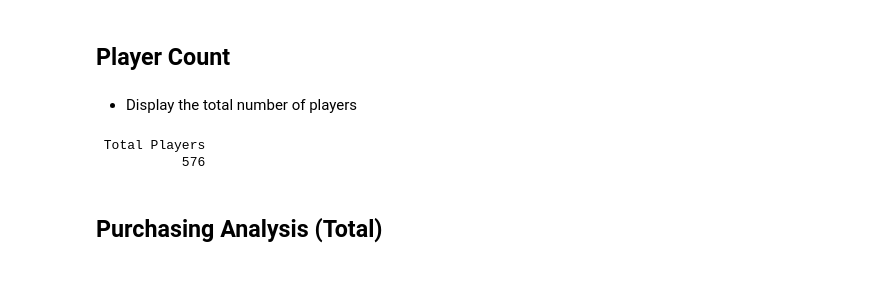
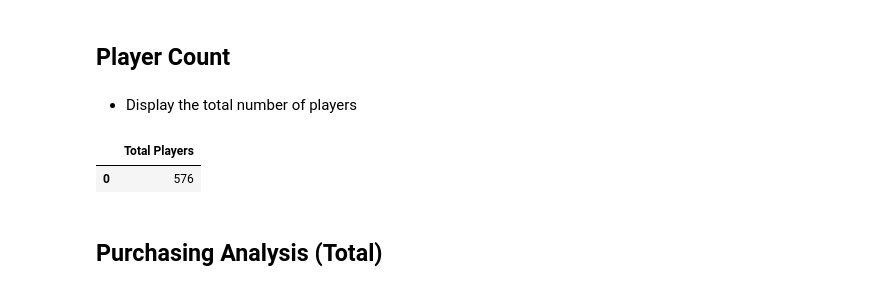
Before and after one commit to daysthroughcode/pandas-challenge, a Jupyter notebook: HeroesOfPymoli/HeroesOfPymoli.ipynb, the cells around one changed output. Saved outputs shown, nothing was run; the diff lists cells and outputs as text; code cells hidden in the pictures.

```diff
--- a/HeroesOfPymoli/HeroesOfPymoli.ipynb
+++ b/HeroesOfPymoli/HeroesOfPymoli.ipynb
@@ -86,15 +88,19 @@ max     779.000000   45.000000  183.000000    4.990000
 # %% [markdown]
 * Display the total number of players
 # %%
-#Count Unique screen names and print value
+#Count Unique screen names
 
 players = pd.unique(df.SN)
 players_sum = [len(players)]
+
+
 play_sum_df = pd.DataFrame(players_sum, columns = ["Total Players"])
-print(play_sum_df.to_string(index=False))
+
+#call summary
+play_sum_df
 # %% [output]
- Total Players
-           576
+|  | Total Players |
+| 0 | 576 |
 # %% [markdown]
 ## Purchasing Analysis (Total)
 # %% [markdown]
```
Also changed, not shown: parts of 12 cells of this notebook.
